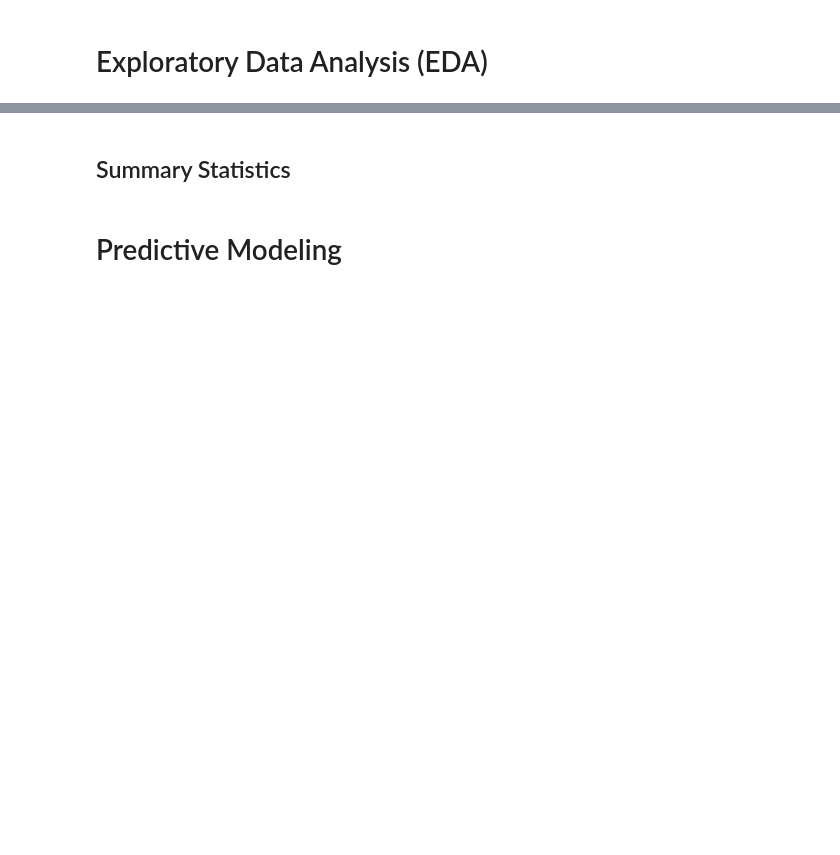
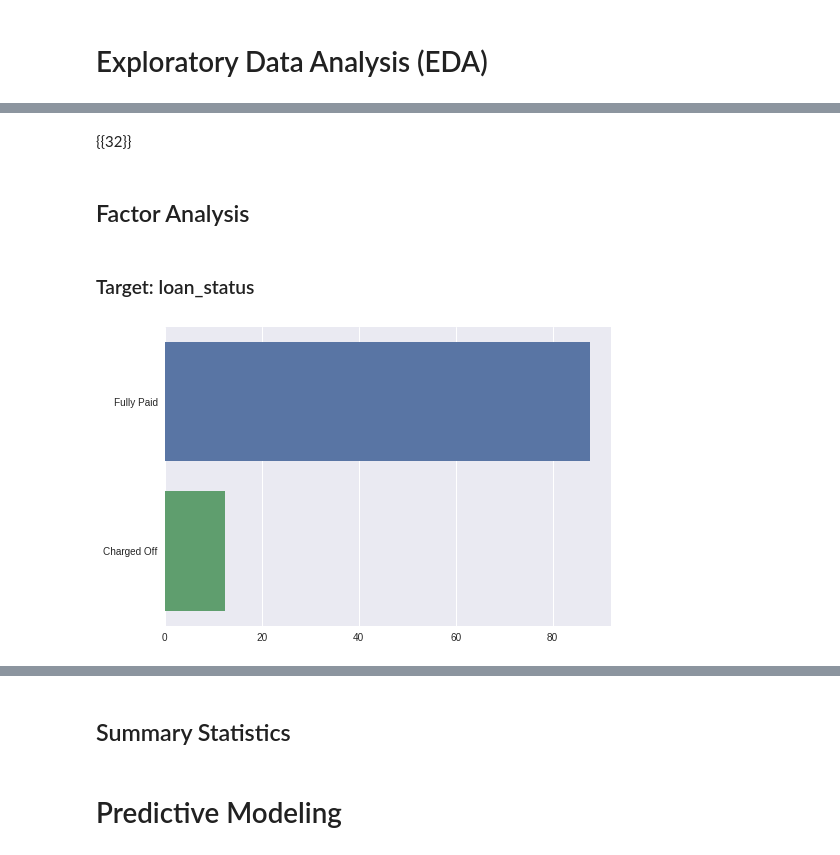
Before and after one commit to vnaidu/loan-default-classifier, a Jupyter notebook: loan-status.ipynb, the cells around one changed output, grey strips where cells are left out. Drawn from its saved outputs; the diff is of its cells as text; code cells hidden in the pictures; blank space fills up the shorter version.

```diff
--- a/loan-status.ipynb
+++ b/loan-status.ipynb
@@ -248,2 +264,22 @@ dataset = load_dataset().pipe(clean_data).pipe(add_features).pipe(drop_features)
 # %% [markdown]
 # Exploratory Data Analysis (EDA)
+# %%
+def plot_factor_pct(dataset, feature):
+    if feature not in dataset.columns:
+        return
+    y = dataset[feature]
+    factor_counts = y.value_counts()
+    x_vals = factor_counts.index.tolist()
+    y_vals = ((factor_counts.values/factor_counts.values.sum())*100).round(2)
+    sns.barplot(y=x_vals, x=y_vals);
+
+def plot_pct_charged_off(lc, feature):
+    lc_counts = lc[feature].value_counts()
+    charged_off = lc[lc.loan_status=='Charged Off']
+    charged_off_counts = charged_off[feature].value_counts()
+    charged_off_ratio = ((charged_off_counts / lc_counts * 100)
+                         .round(2).sort_values(ascending=False))
+
+    x_vals = charged_off_ratio.index.tolist()
+    y_vals = charged_off_ratio
+    sns.barplot(y=x_vals, x=y_vals);
@@ -249,0 +306,10 @@ dataset = load_dataset().pipe(clean_data).pipe(add_features).pipe(drop_features)
+# %% [markdown]
+{{32}}
+# %% [markdown]
+## Factor Analysis
+# %% [markdown]
+### Target: loan_status
+# %%
+plot_factor_pct(dataset, 'loan_status')
+# %% [output]
+[figure, added]
```
Also changed, not shown: parts of 13 cells of this notebook.
